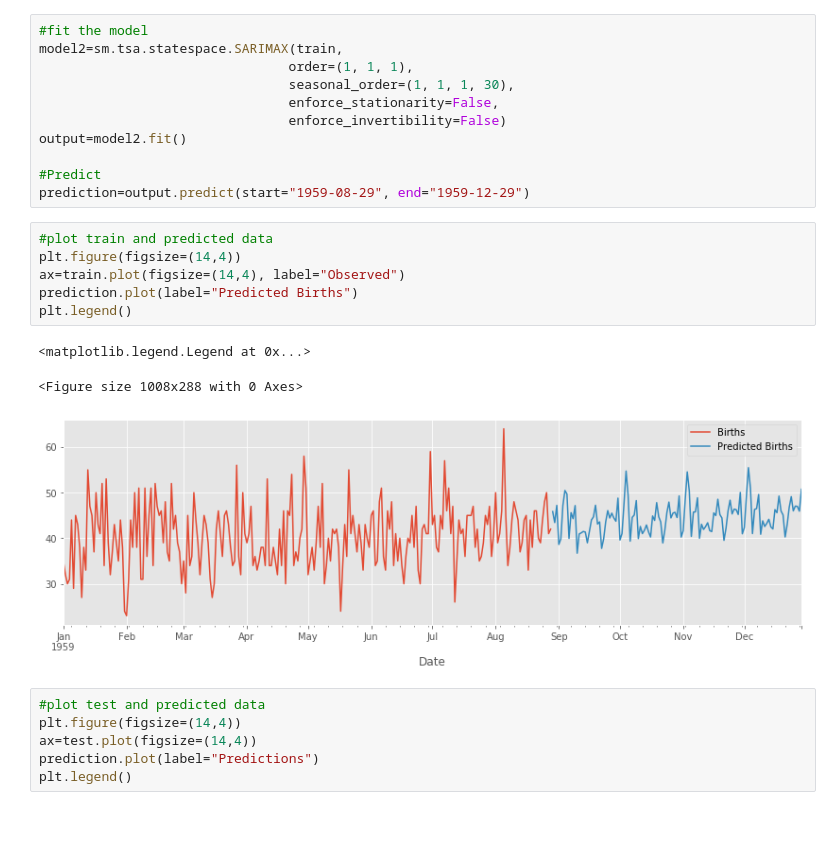
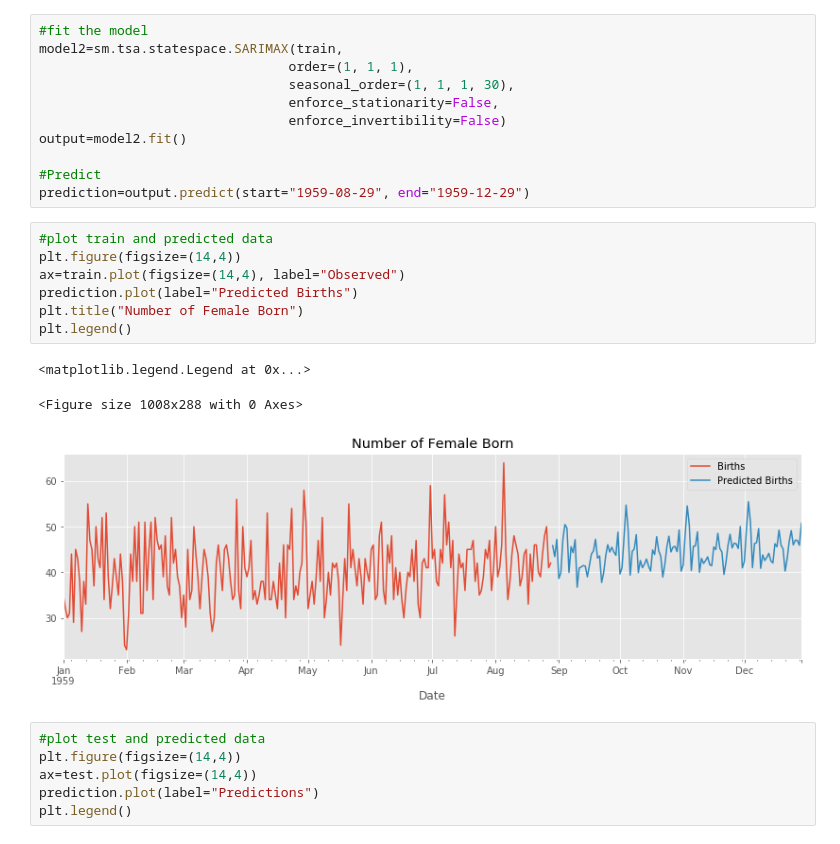
Before and after one commit to fcamuz/dsc-sarima-models-lab-online-ds-sp-000, a Jupyter notebook: accuracy.ipynb, the cells around one changed output. Saved outputs shown, nothing was run; the diff lists cells and outputs as text.

```diff
--- a/accuracy.ipynb
+++ b/accuracy.ipynb
@@ -64,13 +64,14 @@ prediction=output.predict(start="1959-08-29", end="1959-12-29")
 # %%
 #plot train and predicted data
 plt.figure(figsize=(14,4))
 ax=train.plot(figsize=(14,4), label="Observed")
 prediction.plot(label="Predicted Births")
+plt.title("Number of Female Born")
 plt.legend()
 # %% [output]
 <matplotlib.legend.Legend at 0x...>
 <Figure size 1008x288 with 0 Axes>
-[figure, old version]
+[figure, new version]
 # %%
 #plot test and predicted data
 plt.figure(figsize=(14,4))
```
Also changed, not shown: parts of 2 cells of this notebook, 4 other files.
